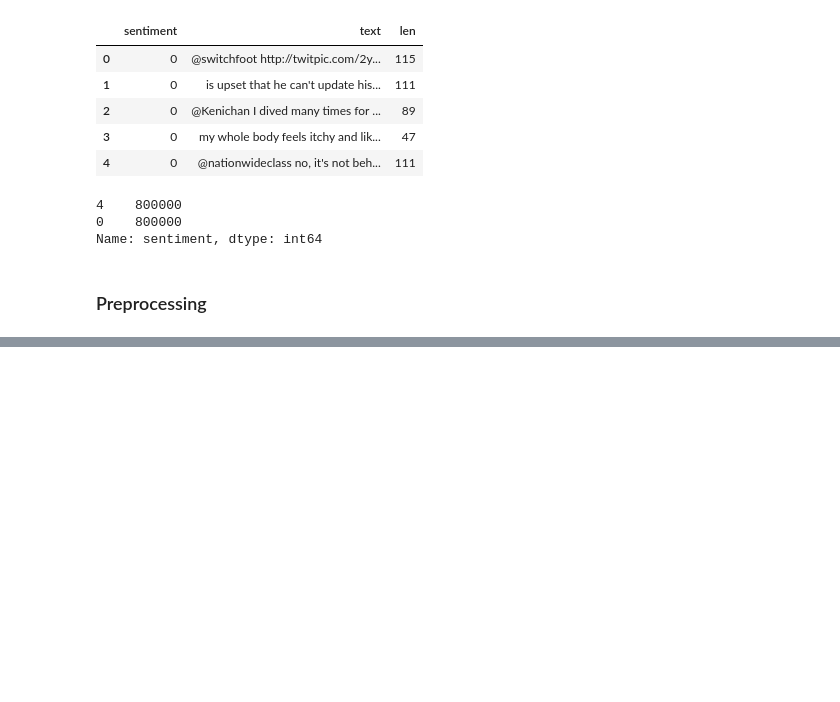
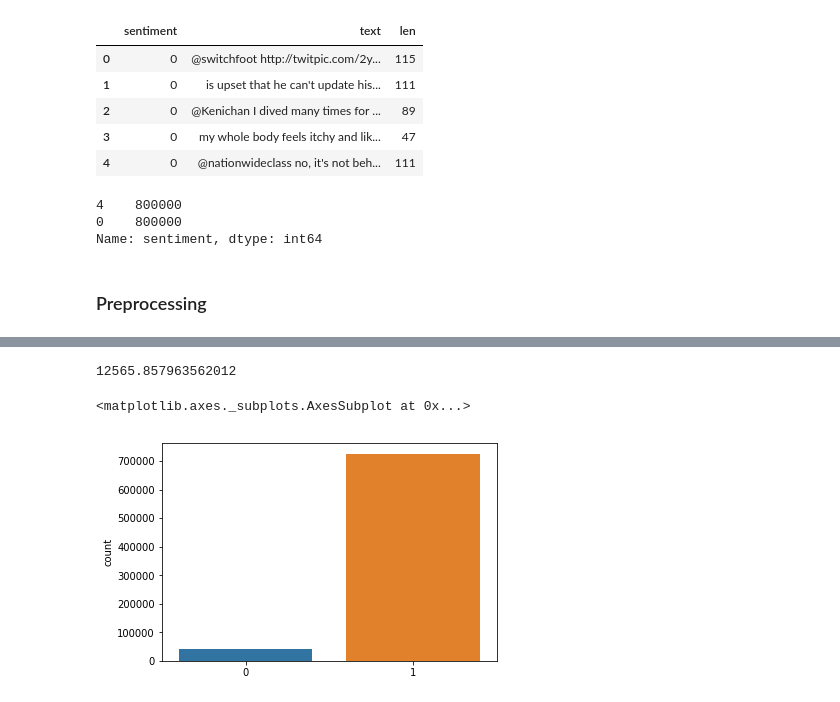
Before and after one commit to KevinYie/TwitterStock, a Jupyter notebook: Sentiment Analysis.ipynb, the cells around one changed output, grey strips where cells are left out. Drawn from its saved outputs; the diff is of its cells as text; code cells hidden in the pictures; blank space fills up the shorter version.

```diff
--- a/Sentiment Analysis.ipynb
+++ b/Sentiment Analysis.ipynb
@@ -320,0 +437,22 @@ plt.show()
+# %%
+# Create attention masks
+attention_masks = []
+# Create a mask of 1s for each token followed by 0s for padding
+for seq in input_ids:
+  seq_mask = [float(i>0) for i in seq]
+  attention_masks.append(seq_mask)
+# %%
+inputs = torch.tensor(input_ids).long().to(device)
+masks = torch.tensor(attention_masks).long().to(device)
+# %%
+import time
+start = time.time()
+
+logits = []
+for x in range(inputs.shape[0]):
+    with torch.no_grad():
+        logits.append(model(inputs[x].unsqueeze(0), token_type_ids=None, attention_mask=masks[0].unsqueeze(0)))
+
+print(time.time() - start)
+# %% [output]
+12565.857963562012
@@ -320,0 +464,3 @@ plt.show()
+# %%
+logits = [x.cpu() for x in logits]
+final = [np.argmax(x[0]).item() for x in logits]
@@ -320,0 +470,7 @@ plt.show()
+# %%
+import seaborn as sns
+
+sns.countplot(final)
+# %% [output]
+<matplotlib.axes._subplots.AxesSubplot at 0x...>
+[figure, added]
```
Also changed, not shown: parts of 20 cells of this notebook, 5 other files.
